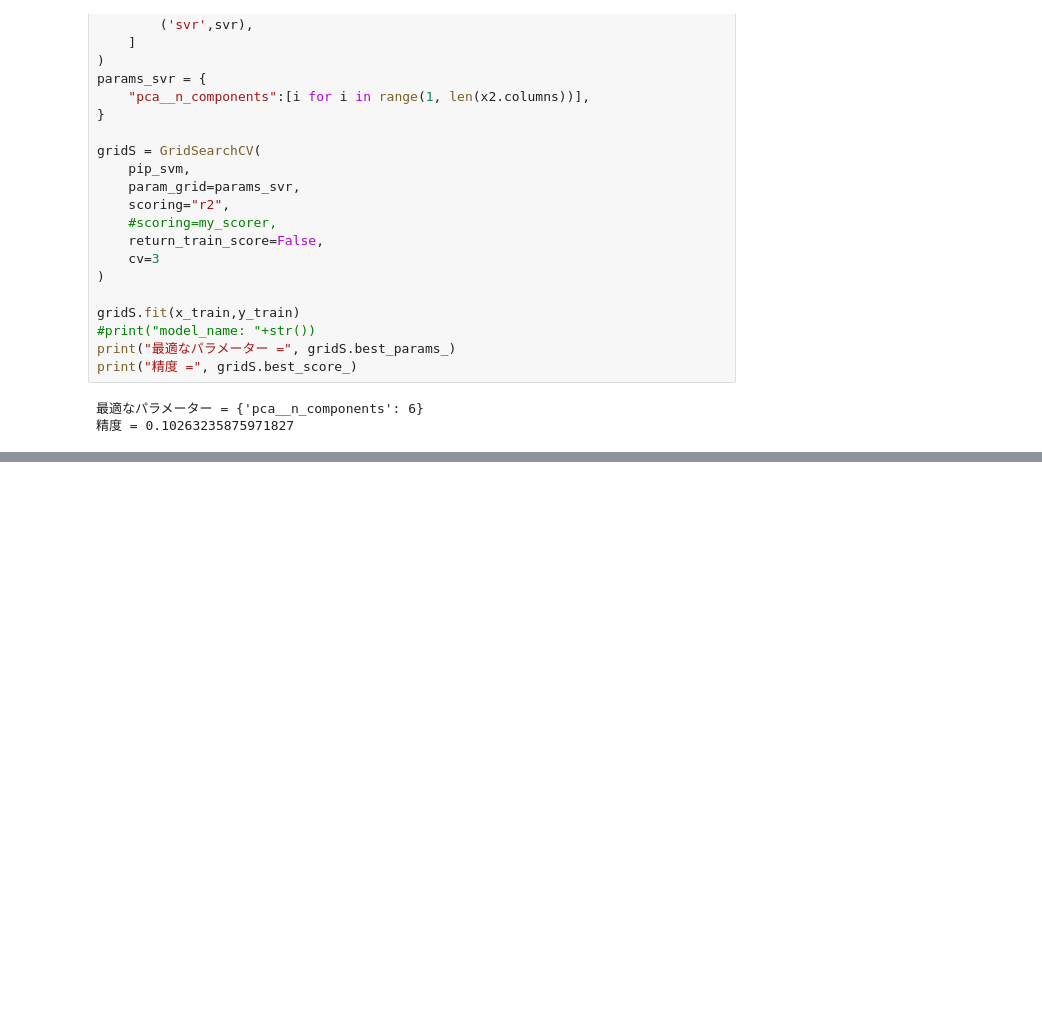
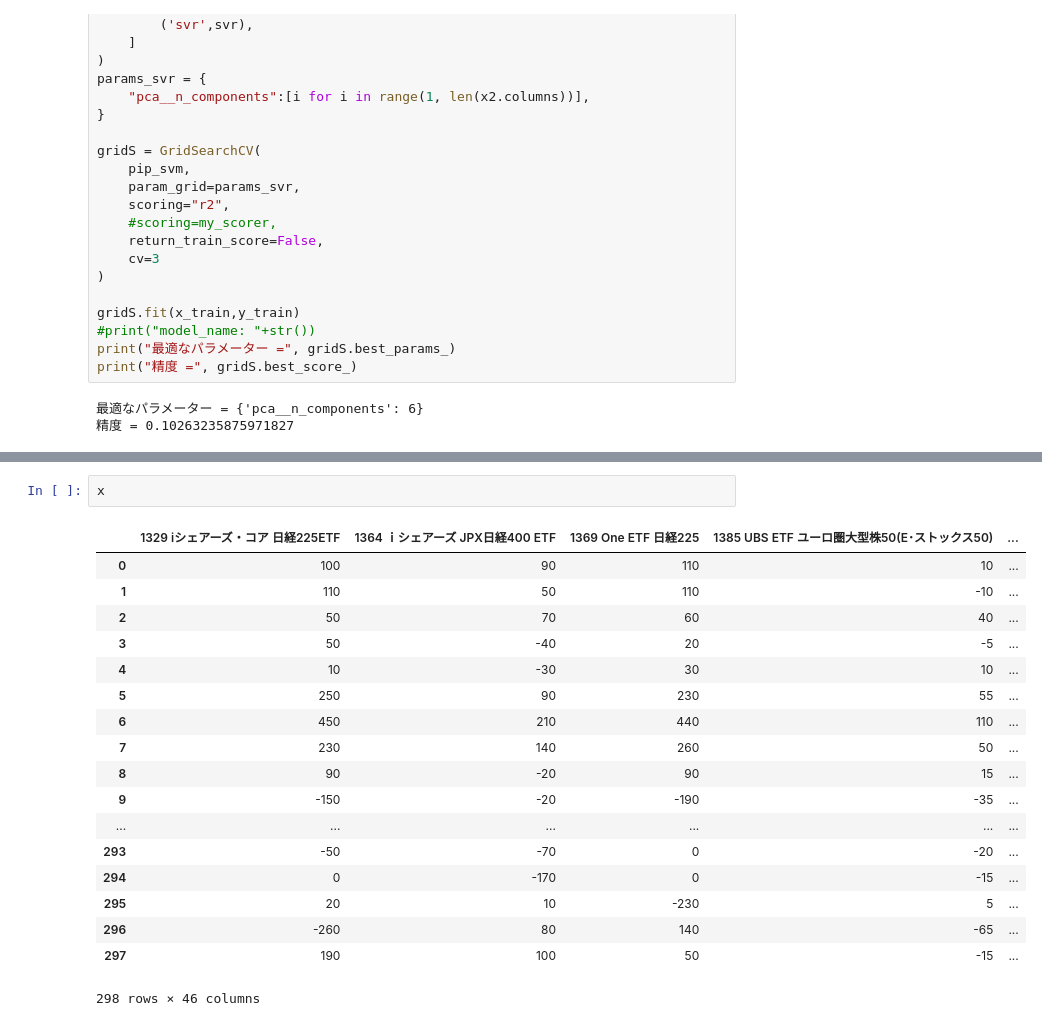
Before and after one commit to jshigaACS/stockPrice, a Jupyter notebook: Untitled4.ipynb, the cells around one changed output, grey strips where cells are left out. Saved outputs shown, nothing was run; the diff lists cells and outputs as text; blank space fills up the shorter version.

```diff
--- a/Untitled4.ipynb
+++ b/Untitled4.ipynb
@@ -646,0 +789,21 @@ print("精度 =", gridS.best_score_)
+# %%
+x
+# %% [output]
+|  | 1329 iシェアーズ・コア 日経225ETF | 1364 ｉシェアーズ JPX日経400 ETF | 1369 One ETF 日経225 | 1385 UBS ETF ユーロ圏大型株50(E･ストックス50) | ... |
+| 0 | 100 | 90 | 110 | 10 | ... |
+| 1 | 110 | 50 | 110 | -10 | ... |
+| 2 | 50 | 70 | 60 | 40 | ... |
+| 3 | 50 | -40 | 20 | -5 | ... |
+| 4 | 10 | -30 | 30 | 10 | ... |
+| 5 | 250 | 90 | 230 | 55 | ... |
+| 6 | 450 | 210 | 440 | 110 | ... |
+| 7 | 230 | 140 | 260 | 50 | ... |
+| 8 | 90 | -20 | 90 | 15 | ... |
+| 9 | -150 | -20 | -190 | -35 | ... |
+| ... | ... | ... | ... | ... | ... |
+| 293 | -50 | -70 | 0 | -20 | ... |
+| 294 | 0 | -170 | 0 | -15 | ... |
+| 295 | 20 | 10 | -230 | 5 | ... |
+| 296 | -260 | 80 | 140 | -65 | ... |
+| 297 | 190 | 100 | 50 | -15 | ... |
+298 rows × 46 columns
```
Also changed, not shown: parts of 5 cells of this notebook, 2 other files.
